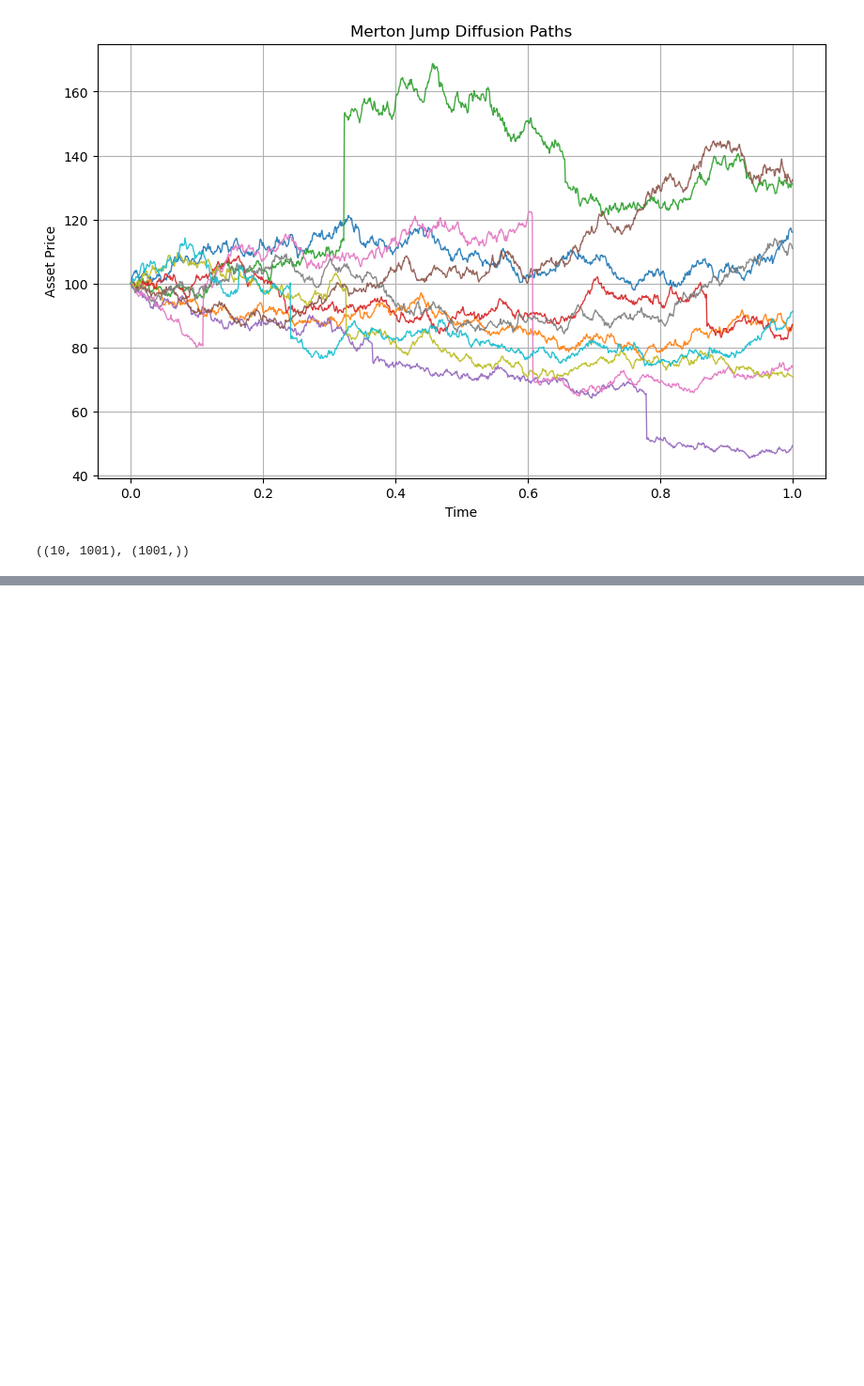
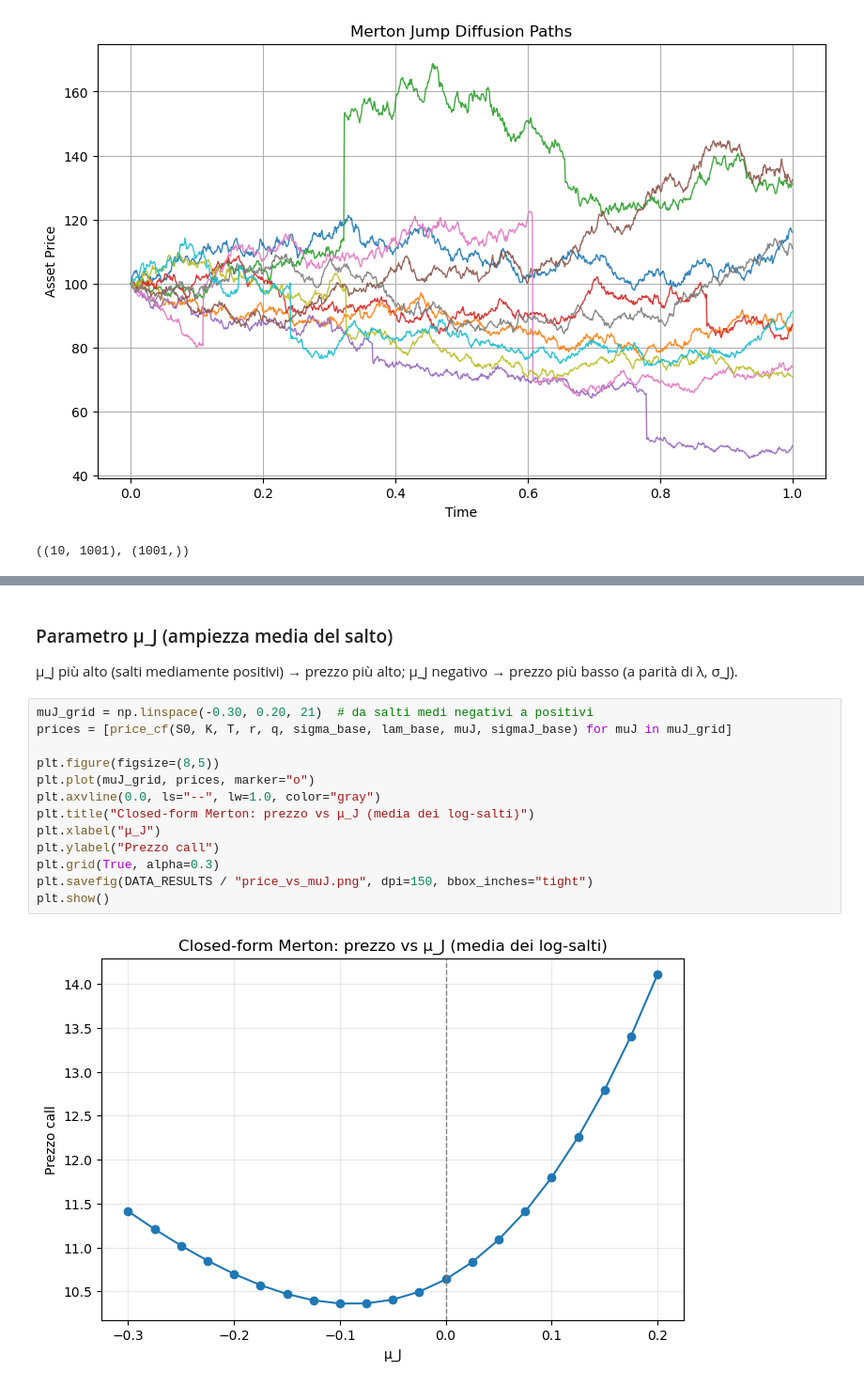
Before and after one commit to EmanueleLippi/Tesi_Opzioni_MonteCarlo, a Jupyter notebook: notebooks/03 -Merton_Jump_Diffusion.ipynb, the cells around one changed output, grey strips where cells are left out. Shown at 94% size. Saved outputs shown, nothing was run; the diff lists cells and outputs as text; blank space fills up the shorter version.

```diff
--- a/notebooks/03 -Merton_Jump_Diffusion.ipynb
+++ b/notebooks/03 -Merton_Jump_Diffusion.ipynb
@@ -126,0 +163,19 @@ plt.show()
+# %% [markdown]
+### Parametro μ_J (ampiezza media del salto)
+
+μ_J più alto (salti mediamente positivi) → prezzo più alto; μ_J negativo → prezzo più basso (a parità di λ, σ_J).
+# %%
+muJ_grid = np.linspace(-0.30, 0.20, 21)  # da salti medi negativi a positivi
+prices = [price_cf(S0, K, T, r, q, sigma_base, lam_base, muJ, sigmaJ_base) for muJ in muJ_grid]
+
+plt.figure(figsize=(8,5))
+plt.plot(muJ_grid, prices, marker="o")
+plt.axvline(0.0, ls="--", lw=1.0, color="gray")
+plt.title("Closed-form Merton: prezzo vs μ_J (media dei log-salti)")
+plt.xlabel("μ_J")
+plt.ylabel("Prezzo call")
+plt.grid(True, alpha=0.3)
+plt.savefig(DATA_RESULTS / "price_vs_muJ.png", dpi=150, bbox_inches="tight")
+plt.show()
+# %% [output]
+[figure, added]
```
Also changed, not shown: parts of 12 cells of this notebook.
